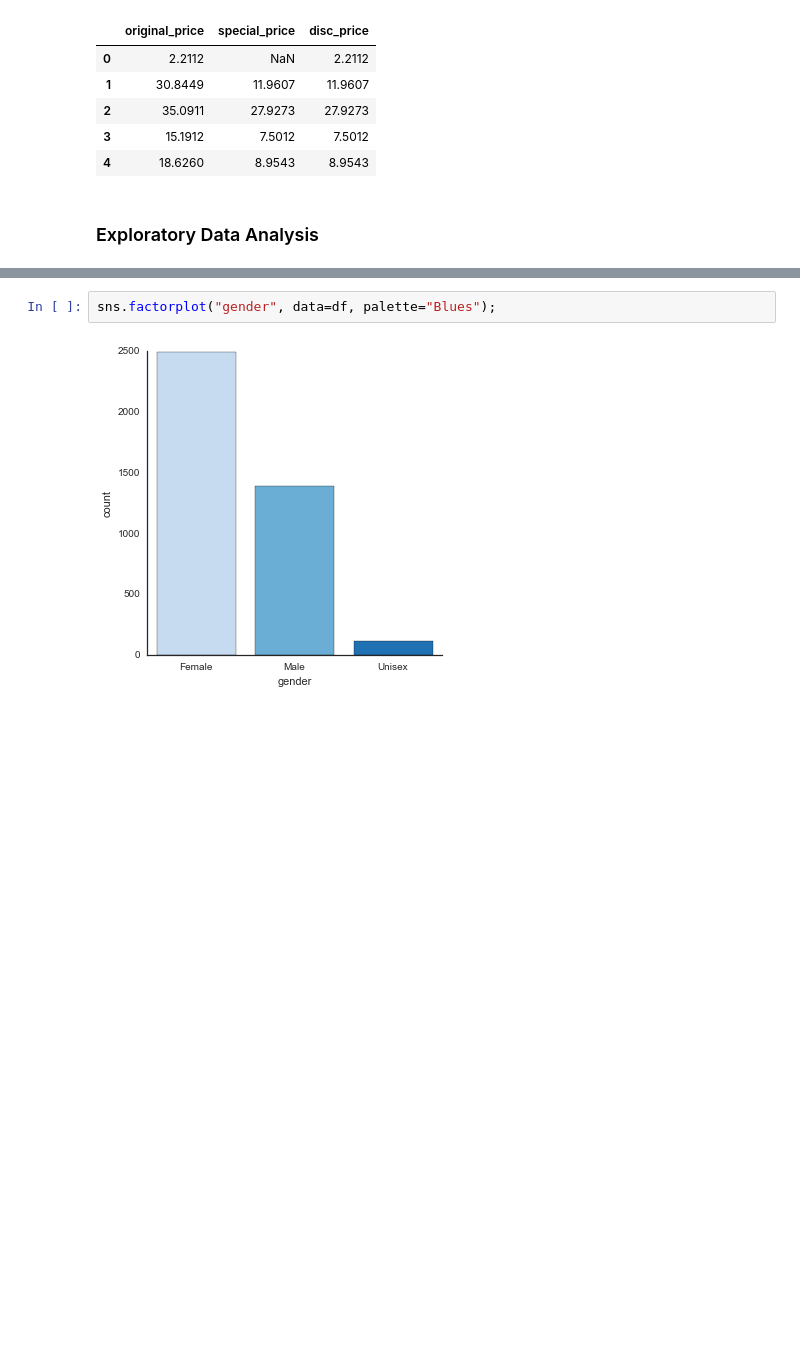
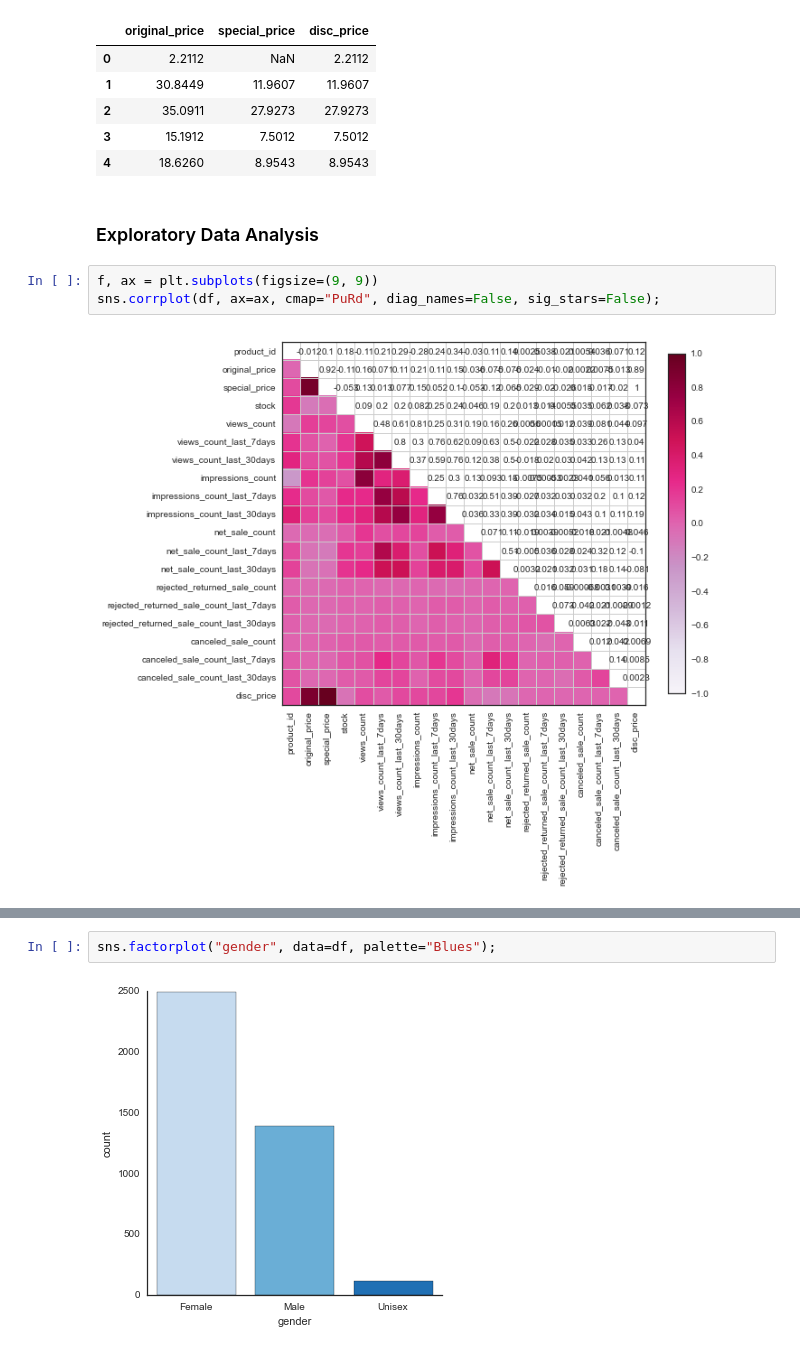
Before and after one commit to jthang/MachineLearningLab, a Jupyter notebook: pdt/lab_pdt.ipynb, the cells around one changed output, grey strips where cells are left out. Saved outputs shown, nothing was run; the diff lists cells and outputs as text; blank space fills up the shorter version.

```diff
--- a/pdt/lab_pdt.ipynb
+++ b/pdt/lab_pdt.ipynb
@@ -102,3 +110,8 @@ df[['original_price', 'special_price', 'disc_price']].head()
 | 4 | 18.6260 | 8.9543 | 8.9543 |
 # %% [markdown]
 ### Exploratory Data Analysis
+# %%
+f, ax = plt.subplots(figsize=(9, 9))
+sns.corrplot(df, ax=ax, cmap="PuRd", diag_names=False, sig_stars=False);
+# %% [output]
+[figure, added]
```
Also changed, not shown: parts of 24 cells of this notebook.
